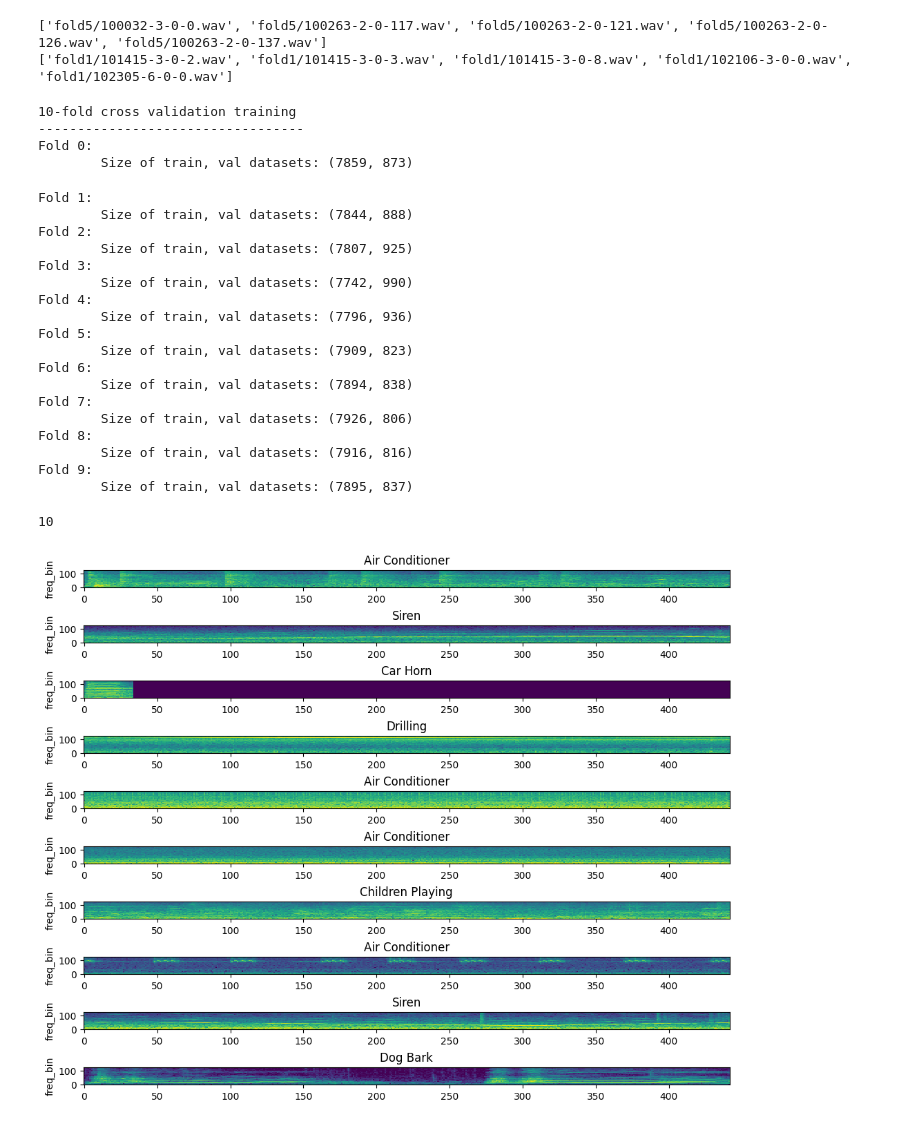
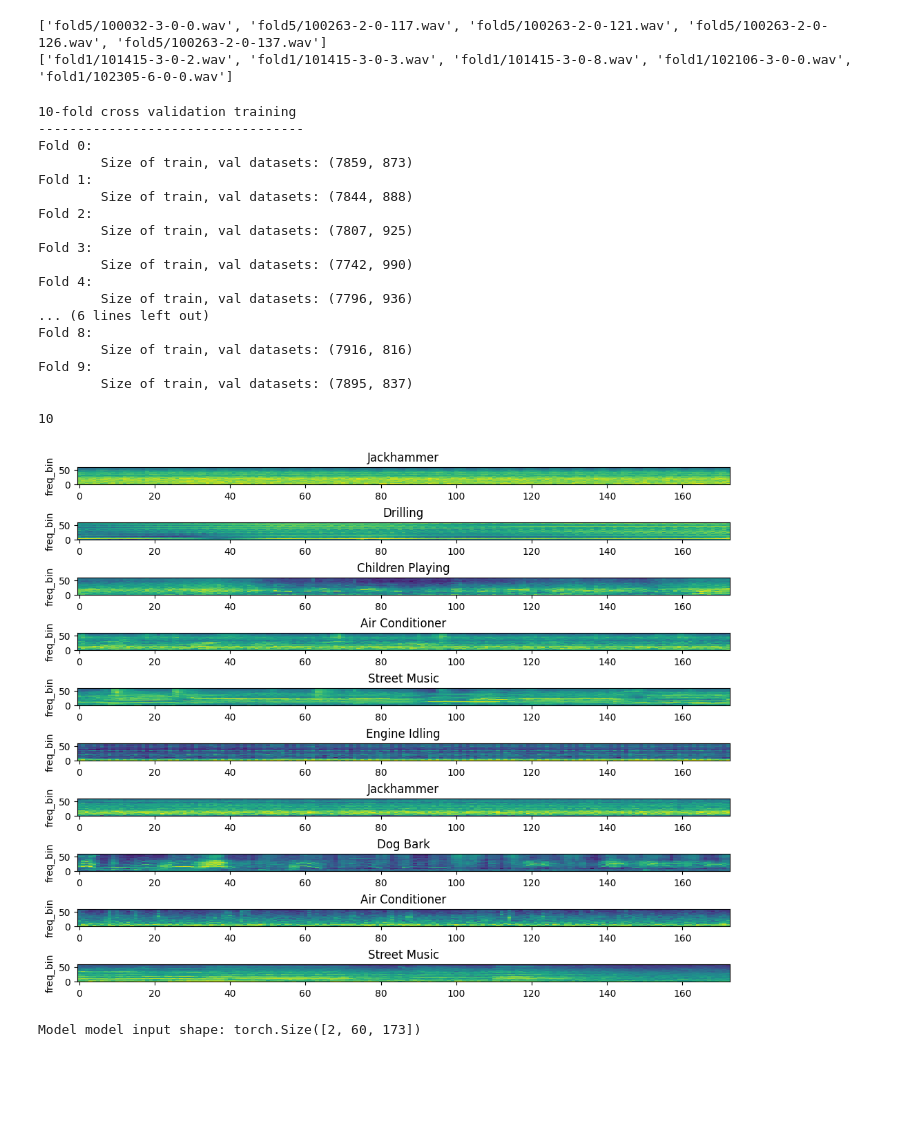
Before and after one commit to ljkeller/pac, a Jupyter notebook: ml/urbandata.ipynb, the cells around one changed output. Cells and saved outputs as stored; diff of their text form; code cells hidden in the pictures; blank space fills up the shorter version.

Commit message:
Kwargs for mel_spectrogram calculation

```diff
--- a/ml/urbandata.ipynb
+++ b/ml/urbandata.ipynb
@@ -192,10 +192,12 @@ class Rescale(object):
         return ret_wf
 # %%
 class UrbanSoundDataSet(Dataset):
-    def __init__(self, urban_audio_path, relativepaths, transform=None, sample_rate = None):
+    def __init__(self, urban_audio_path, relativepaths, transform=None, resample_sr = None, mel_kwargs = None):
         self.sounds = list({urban_audio_path/path for path in relativepaths})
-        self.resampled_sample_rate = sample_rate
+        self.resampled_sample_rate = resample_sr
         self.transform = transform
+        self.mel_kwargs = mel_kwargs if mel_kwargs is not None else {}
+
     def __getitem__(self, idx):
         if torch.is_tensor(idx):
             idx = idx.tolist()
@@ -206,10 +208,12 @@ class UrbanSoundDataSet(Dataset):
         # normalize here is converting native sample type to f32
         waveform, native_sample_rate = torchaudio.load(sound_fp, normalize=True)
 
+        # Transforms are a function of our sample (because sample_rate dependency)
+        # I dont' see a good way to extract this
         transforms = [
             T.Resample(native_sample_rate, self.resampled_sample_rate),
             Rescale(len_ideal_wf),
-            T.MelSpectrogram()
+            T.MelSpectrogram(self.resampled_sample_rate, **self.mel_kwargs)
         ]
         for t in transforms:
             waveform = t(waveform)
@@ -234,11 +238,16 @@ def plot_spectrogram(specgram, title=None, ylabel="freq_bin", ax=None):
 print(f"{len(folds)}-fold cross validation training")
 print("-"*34)
 
+mel_kwargs = {
+    'n_fft': 1024,
+    'n_mels': 60
+}
+
 fold_results = []
 for fold_idx, fold_bundle in enumerate(folds):
     print(f"Fold {fold_idx}:")
-    train_ds = UrbanSoundDataSet(urban_audio_path, fold_bundle['train'], sample_rate=target_sample_rate)
-    validation_ds = UrbanSoundDataSet(urban_audio_path, fold_bundle['validation'], sample_rate=target_sample_rate)
+    train_ds = UrbanSoundDataSet(urban_audio_path, fold_bundle['train'], resample_sr=target_sample_rate, mel_kwargs=mel_kwargs)
+    validation_ds = UrbanSoundDataSet(urban_audio_path, fold_bundle['validation'], resample_sr=target_sample_rate, mel_kwargs=mel_kwargs)
     print(f"\tSize of train, val datasets: {(len(train_ds), len(validation_ds))}")
 
     train_dl = DataLoader(train_ds, batch_size=batch_size, shuffle=isShuffle)
@@ -253,33 +262,30 @@ for fold_idx, fold_bundle in enumerate(folds):
 ----------------------------------
 Fold 0:
         Size of train, val datasets: (7859, 873)
+Fold 1:
+        Size of train, val datasets: (7844, 888)
+Fold 2:
+        Size of train, val datasets: (7807, 925)
+Fold 3:
+        Size of train, val datasets: (7742, 990)
+Fold 4:
+        Size of train, val datasets: (7796, 936)
+... (6 lines left out)
+Fold 8:
+        Size of train, val datasets: (7916, 816)
+Fold 9:
+        Size of train, val datasets: (7895, 837)
-Fold 1:
-        Size of train, val datasets: (7844, 888)
-Fold 2:
-        Size of train, val datasets: (7807, 925)
-Fold 3:
-        Size of train, val datasets: (7742, 990)
-Fold 4:
-        Size of train, val datasets: (7796, 936)
-Fold 5:
-        Size of train, val datasets: (7909, 823)
-Fold 6:
-        Size of train, val datasets: (7894, 838)
-Fold 7:
-        Size of train, val datasets: (7926, 806)
-Fold 8:
-        Size of train, val datasets: (7916, 816)
-Fold 9:
-        Size of train, val datasets: (7895, 837)
 # %%
 # Visualization Block
 
 fig, axs = plt.subplots(len(folds), 1, figsize=(10,8), constrained_layout=True)
 print(len(fold_results))
+data = None
 for fold_idx, (spctr, label) in enumerate(fold_results):
     plot_spectrogram(spctr[0][0], numeric_to_human(int(label[0])), ax=axs[fold_idx])
+    data = spctr[0]
 
 plt.show()
 # %% [output]
 10
-[figure, old version]
+[figure, new version]
@@ -292,0 +292,4 @@ class SimpleClassifier(torch.nn.Module):
+# %%
+print(f'Model model input shape: {data.shape}')
+# %% [output]
+Model model input shape: torch.Size([2, 60, 173])
```
Also changed, not shown: parts of 1 cell of this notebook, 1 other file.
